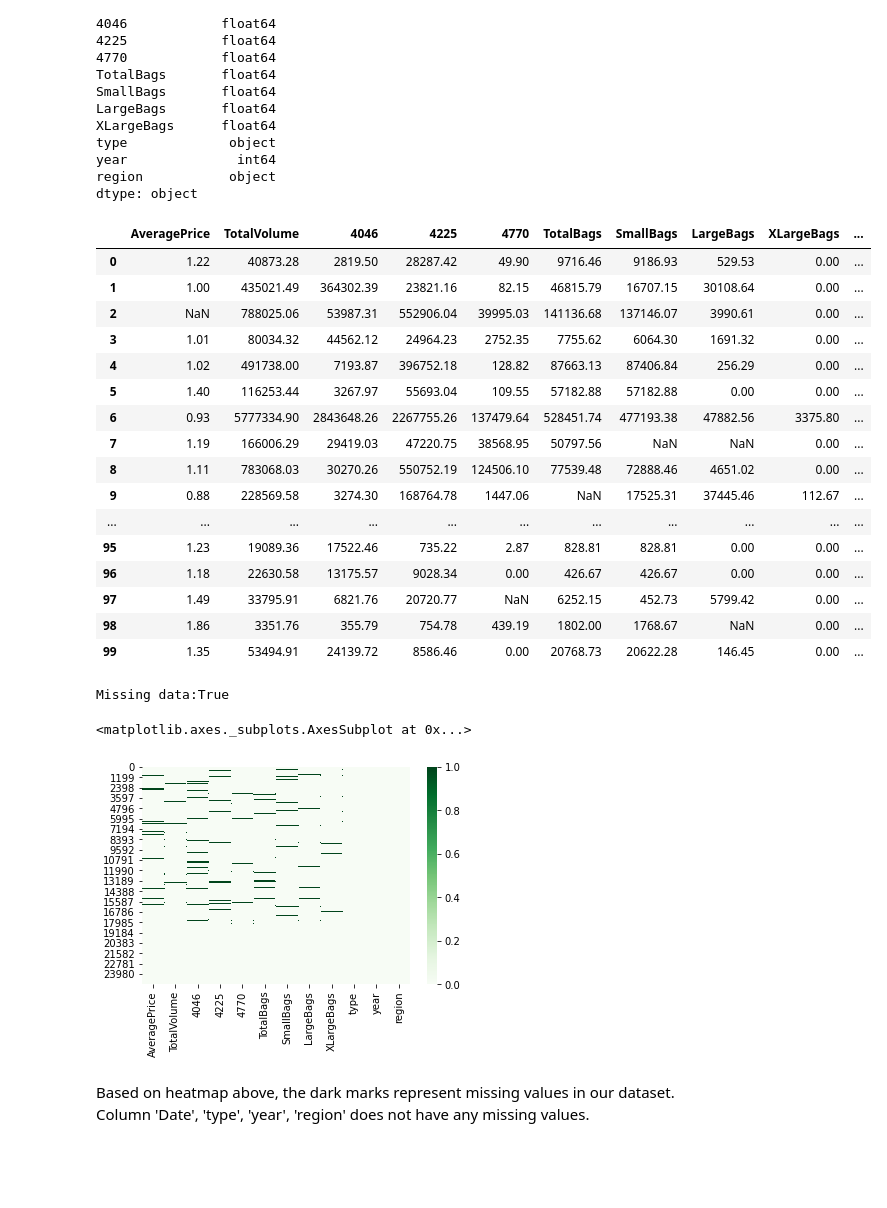
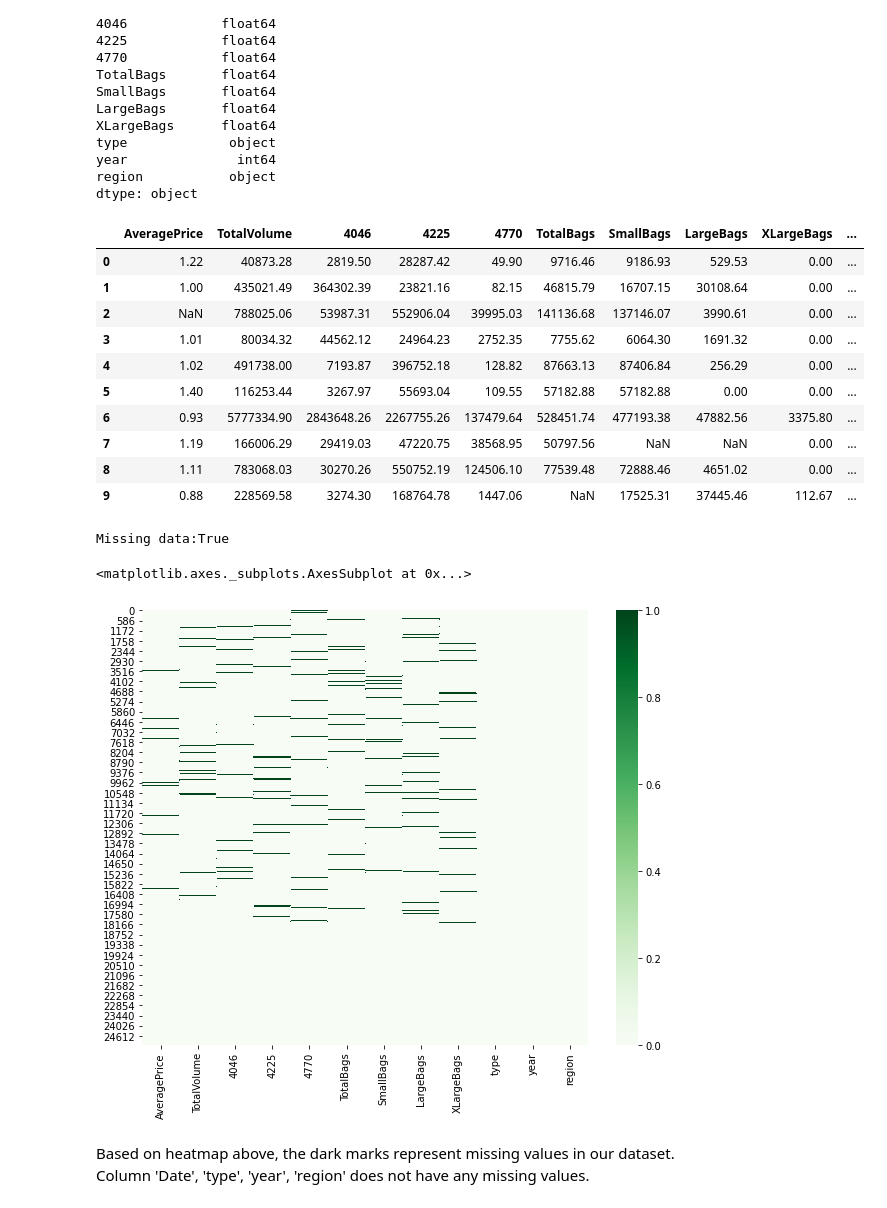
Before and after one commit to irfixq/Avocado_King, a Jupyter notebook: Avocado_King.ipynb, the cells around one changed output. Drawn from its saved outputs; the diff is of its cells as text; code cells hidden in the pictures; blank space fills up the shorter version.

```diff
--- a/Avocado_King.ipynb
+++ b/Avocado_King.ipynb
@@ -140,25 +135,19 @@ dtype: object
 df_price = df_price.drop('Date',1)
 # %%
 ## see the dataset
-df_price.head(100)
+df_price.head(10)
 # %% [output]
 |  | AveragePrice | TotalVolume | 4046 | 4225 | 4770 | TotalBags | SmallBags | LargeBags | XLargeBags | ... |
 | 0 | 1.22 | 40873.28 | 2819.50 | 28287.42 | 49.90 | 9716.46 | 9186.93 | 529.53 | 0.00 | ... |
 | 1 | 1.00 | 435021.49 | 364302.39 | 23821.16 | 82.15 | 46815.79 | 16707.15 | 30108.64 | 0.00 | ... |
 | 2 | NaN | 788025.06 | 53987.31 | 552906.04 | 39995.03 | 141136.68 | 137146.07 | 3990.61 | 0.00 | ... |
 | 3 | 1.01 | 80034.32 | 44562.12 | 24964.23 | 2752.35 | 7755.62 | 6064.30 | 1691.32 | 0.00 | ... |
 | 4 | 1.02 | 491738.00 | 7193.87 | 396752.18 | 128.82 | 87663.13 | 87406.84 | 256.29 | 0.00 | ... |
 | 5 | 1.40 | 116253.44 | 3267.97 | 55693.04 | 109.55 | 57182.88 | 57182.88 | 0.00 | 0.00 | ... |
 | 6 | 0.93 | 5777334.90 | 2843648.26 | 2267755.26 | 137479.64 | 528451.74 | 477193.38 | 47882.56 | 3375.80 | ... |
 | 7 | 1.19 | 166006.29 | 29419.03 | 47220.75 | 38568.95 | 50797.56 | NaN | NaN | 0.00 | ... |
 | 8 | 1.11 | 783068.03 | 30270.26 | 550752.19 | 124506.10 | 77539.48 | 72888.46 | 4651.02 | 0.00 | ... |
 | 9 | 0.88 | 228569.58 | 3274.30 | 168764.78 | 1447.06 | NaN | 17525.31 | 37445.46 | 112.67 | ... |
-| ... | ... | ... | ... | ... | ... | ... | ... | ... | ... | ... |
-| 95 | 1.23 | 19089.36 | 17522.46 | 735.22 | 2.87 | 828.81 | 828.81 | 0.00 | 0.00 | ... |
-| 96 | 1.18 | 22630.58 | 13175.57 | 9028.34 | 0.00 | 426.67 | 426.67 | 0.00 | 0.00 | ... |
-| 97 | 1.49 | 33795.91 | 6821.76 | 20720.77 | NaN | 6252.15 | 452.73 | 5799.42 | 0.00 | ... |
-| 98 | 1.86 | 3351.76 | 355.79 | 754.78 | 439.19 | 1802.00 | 1768.67 | NaN | 0.00 | ... |
-| 99 | 1.35 | 53494.91 | 24139.72 | 8586.46 | 0.00 | 20768.73 | 20622.28 | 146.45 | 0.00 | ... |
 # %%
 ## check for missing values in dataset
 print(f"Missing data:{df_price.isna().sum(axis=0).any()}") # TRUE represents the dataset has missing data
@@ -166,10 +155,11 @@ print(f"Missing data:{df_price.isna().sum(axis=0).any()}") # TRUE represents the
 Missing data:True
 # %%
 ## see distribution of missing values in heat map
+f, ax = plt.subplots(nrows=1, ncols=1, figsize=(10,8))
 sns.heatmap(df_price.isna(),cmap='Greens')
 # %% [output]
 <matplotlib.axes._subplots.AxesSubplot at 0x...>
-[figure, old version]
+[figure, new version]
 # %% [markdown]
 Based on heatmap above,
 the dark marks represent missing values in our dataset. Column 'Date', 'type', 'year', 'region' does not have any missing values.
```
Also changed, not shown: parts of 67 cells of this notebook.
